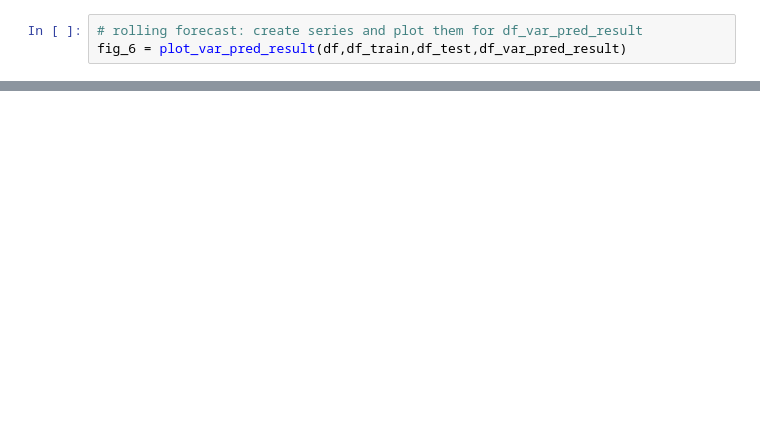
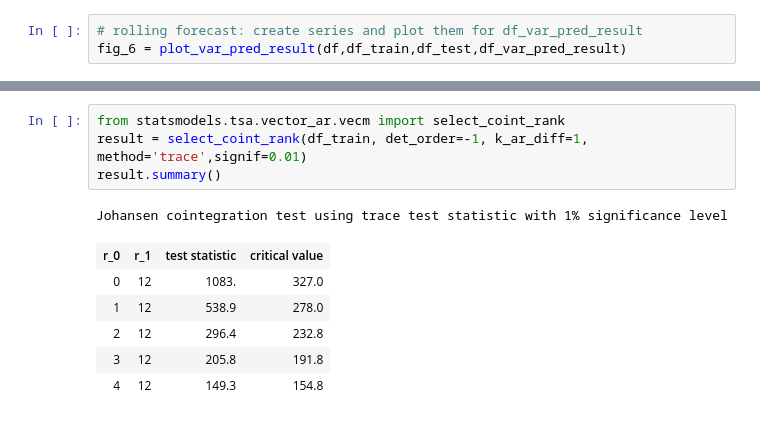
Before and after one commit to jochenmadler/BA_TimeSeriesAnalysis, a Jupyter notebook: M4.ipynb, the cells around one changed output, grey strips where cells are left out. Cells and saved outputs as stored; diff of their text form; blank space fills up the shorter version.

Commit message:
33: M4: VECM basis done, cointegration rank determination, alpha and beta + prediction to do.

```diff
--- a/M4.ipynb
+++ b/M4.ipynb
@@ -461,0 +495,12 @@ from statsmodels.tsa.vector_ar.vecm import VECM
+# %%
+from statsmodels.tsa.vector_ar.vecm import select_coint_rank
+result = select_coint_rank(df_train, det_order=-1, k_ar_diff=1, method='trace',signif=0.01)
+result.summary()
+# %% [output]
+Johansen cointegration test using trace test statistic with 1% significance level
+| r_0 | r_1 | test statistic | critical value |
+| 0 | 12 | 1083. | 327.0 |
+| 1 | 12 | 538.9 | 278.0 |
+| 2 | 12 | 296.4 | 232.8 |
+| 3 | 12 | 205.8 | 191.8 |
+| 4 | 12 | 149.3 | 154.8 |
```
Also changed, not shown: parts of 11 cells of this notebook.
